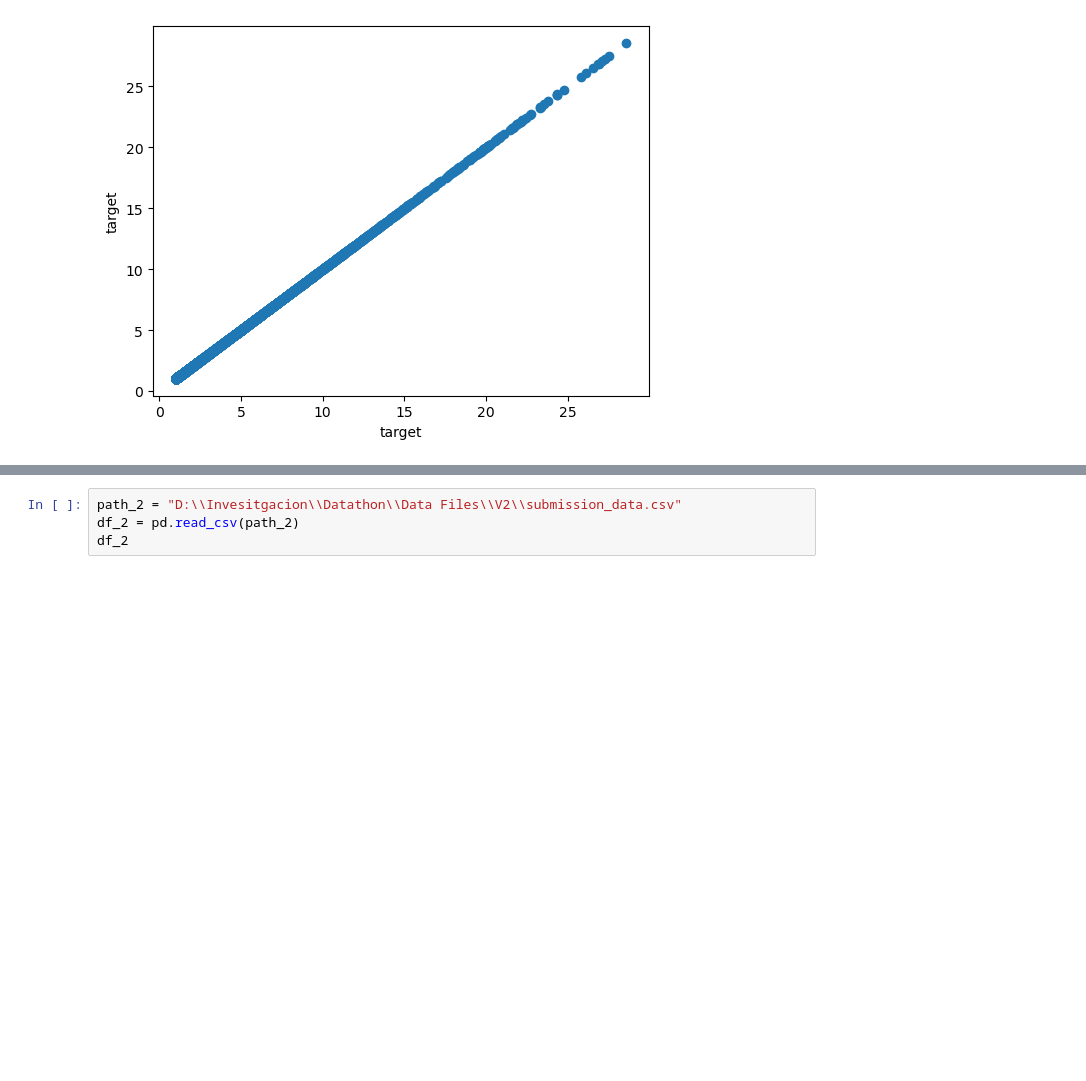
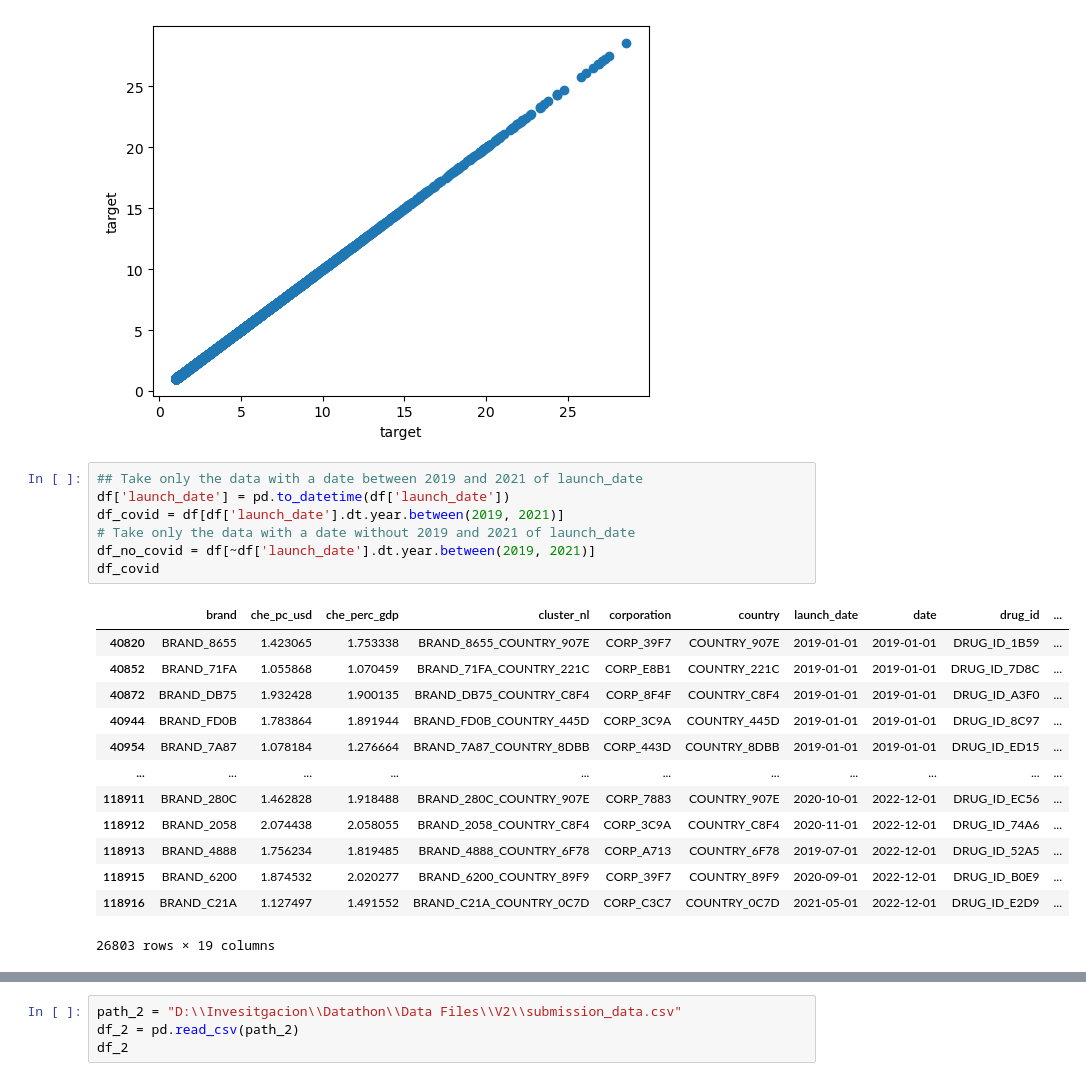
Before and after one commit to Mataas18/Datathon_Team20, a Jupyter notebook: Analysis.ipynb, the cells around one changed output, grey strips where cells are left out. Cells and saved outputs as stored; diff of their text form; blank space fills up the shorter version.

```diff
--- a/Analysis.ipynb
+++ b/Analysis.ipynb
@@ -108,3 +108,24 @@ for column in numerical_df.columns:
 [figure]
 [figure]
 [figure]
+# %%
+## Take only the data with a date between 2019 and 2021 of launch_date
+df['launch_date'] = pd.to_datetime(df['launch_date'])
+df_covid = df[df['launch_date'].dt.year.between(2019, 2021)]
+# Take only the data with a date without 2019 and 2021 of launch_date
+df_no_covid = df[~df['launch_date'].dt.year.between(2019, 2021)]
+df_covid
+# %% [output]
+|  | brand | che_pc_usd | che_perc_gdp | cluster_nl | corporation | country | launch_date | date | drug_id | ... |
+| 40820 | BRAND_8655 | 1.423065 | 1.753338 | BRAND_8655_COUNTRY_907E | CORP_39F7 | COUNTRY_907E | 2019-01-01 | 2019-01-01 | DRUG_ID_1B59 | ... |
+| 40852 | BRAND_71FA | 1.055868 | 1.070459 | BRAND_71FA_COUNTRY_221C | CORP_E8B1 | COUNTRY_221C | 2019-01-01 | 2019-01-01 | DRUG_ID_7D8C | ... |
+| 40872 | BRAND_DB75 | 1.932428 | 1.900135 | BRAND_DB75_COUNTRY_C8F4 | CORP_8F4F | COUNTRY_C8F4 | 2019-01-01 | 2019-01-01 | DRUG_ID_A3F0 | ... |
+| 40944 | BRAND_FD0B | 1.783864 | 1.891944 | BRAND_FD0B_COUNTRY_445D | CORP_3C9A | COUNTRY_445D | 2019-01-01 | 2019-01-01 | DRUG_ID_8C97 | ... |
+| 40954 | BRAND_7A87 | 1.078184 | 1.276664 | BRAND_7A87_COUNTRY_8DBB | CORP_443D | COUNTRY_8DBB | 2019-01-01 | 2019-01-01 | DRUG_ID_ED15 | ... |
+| ... | ... | ... | ... | ... | ... | ... | ... | ... | ... | ... |
+| 118911 | BRAND_280C | 1.462828 | 1.918488 | BRAND_280C_COUNTRY_907E | CORP_7883 | COUNTRY_907E | 2020-10-01 | 2022-12-01 | DRUG_ID_EC56 | ... |
+| 118912 | BRAND_2058 | 2.074438 | 2.058055 | BRAND_2058_COUNTRY_C8F4 | CORP_3C9A | COUNTRY_C8F4 | 2020-11-01 | 2022-12-01 | DRUG_ID_74A6 | ... |
+| 118913 | BRAND_4888 | 1.756234 | 1.819485 | BRAND_4888_COUNTRY_6F78 | CORP_A713 | COUNTRY_6F78 | 2019-07-01 | 2022-12-01 | DRUG_ID_52A5 | ... |
+| 118915 | BRAND_6200 | 1.874532 | 2.020277 | BRAND_6200_COUNTRY_89F9 | CORP_39F7 | COUNTRY_89F9 | 2020-09-01 | 2022-12-01 | DRUG_ID_B0E9 | ... |
+| 118916 | BRAND_C21A | 1.127497 | 1.491552 | BRAND_C21A_COUNTRY_0C7D | CORP_C3C7 | COUNTRY_0C7D | 2021-05-01 | 2022-12-01 | DRUG_ID_E2D9 | ... |
+26803 rows × 19 columns
```
Also changed, not shown: parts of 4 cells of this notebook.
